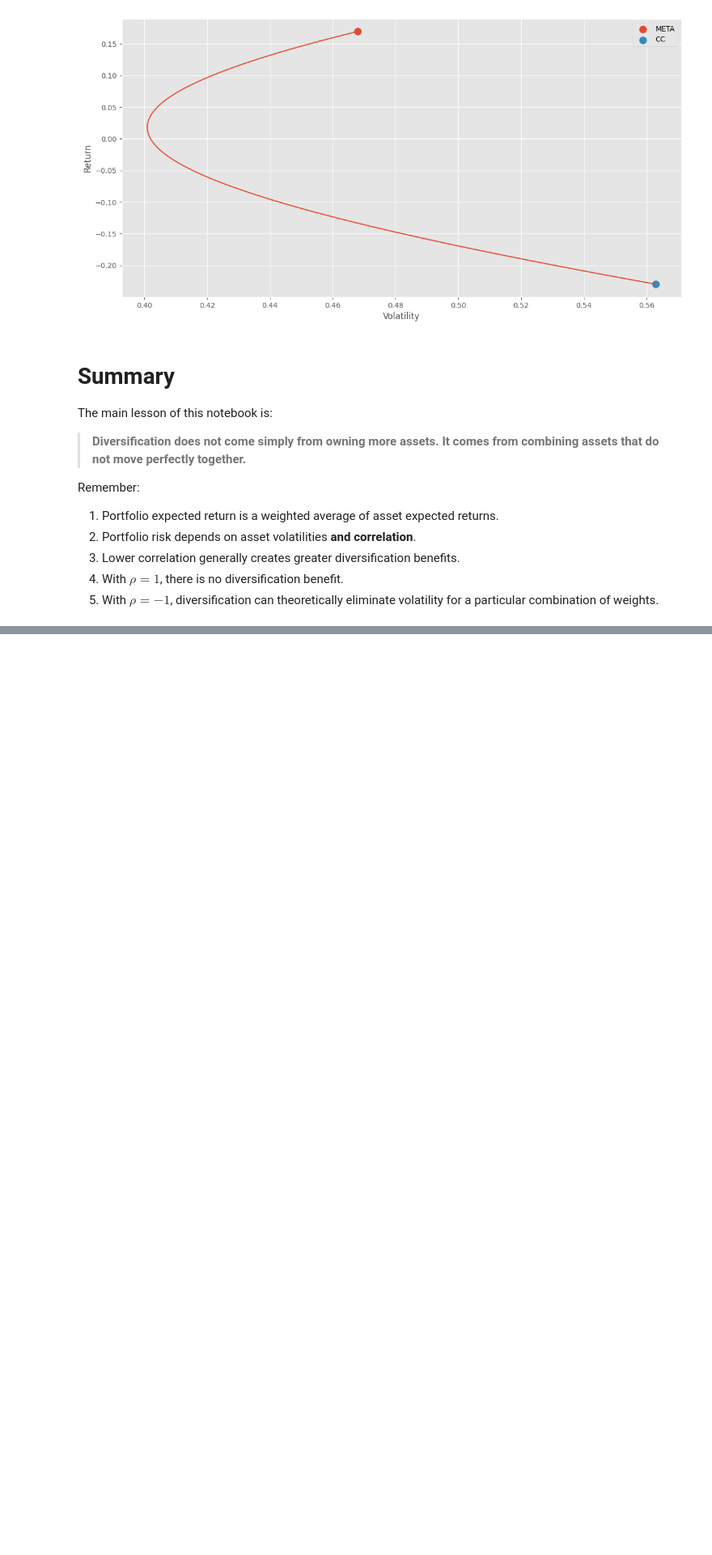
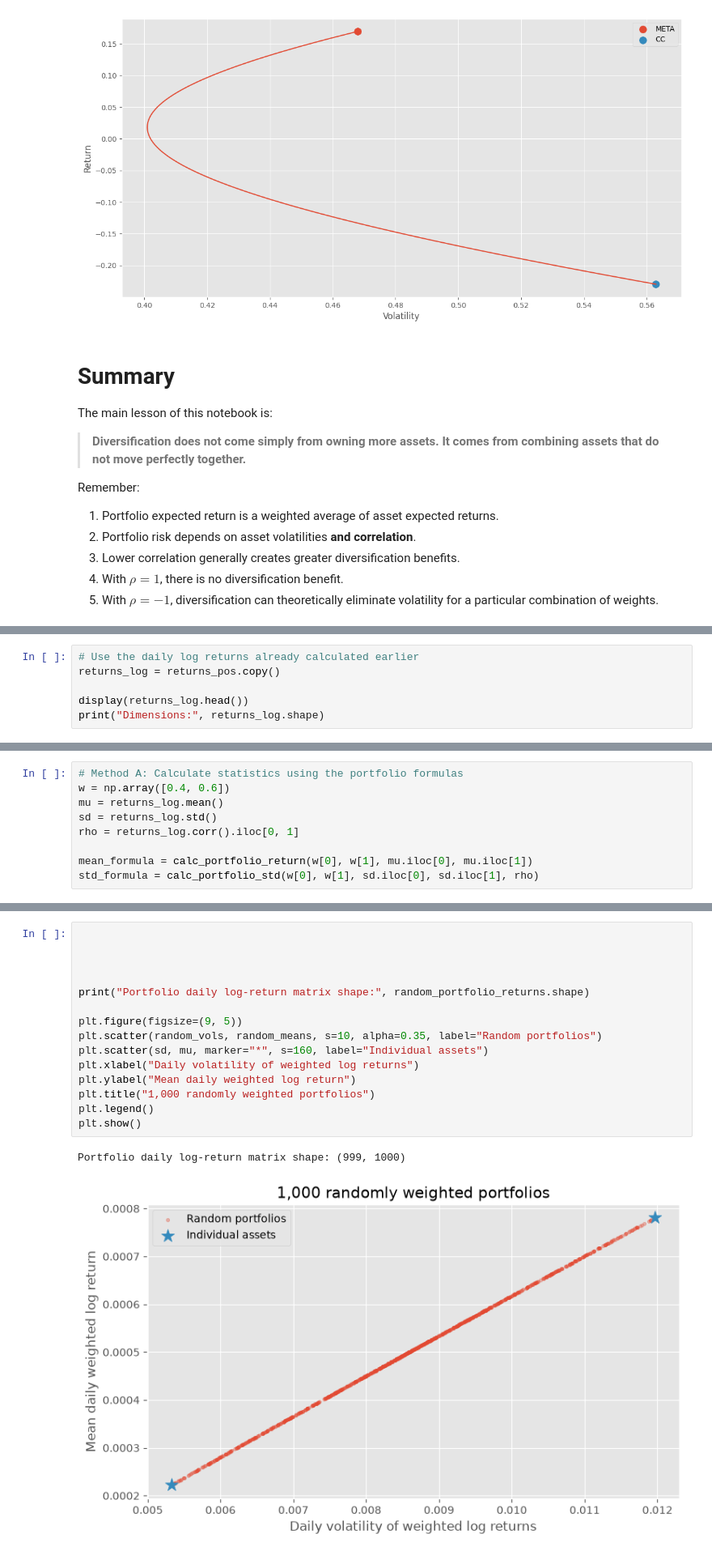
Before and after one commit to bynak06-cell/Finance-and-Technology, a Jupyter notebook: Tema_2_Carteras_Intro/src/two-asset-portfolio-pedagogical-English.ipynb, the cells around one changed output, grey strips where cells are left out. Shown at 81% size. Saved outputs shown, nothing was run; the diff lists cells and outputs as text; blank space fills up the shorter version.

```diff
--- a/Tema_2_Carteras_Intro/src/two-asset-portfolio-pedagogical-English.ipynb
+++ b/Tema_2_Carteras_Intro/src/two-asset-portfolio-pedagogical-English.ipynb
@@ -679,0 +700,6 @@ Remember:
+# %%
+# Use the daily log returns already calculated earlier
+returns_log = returns_pos.copy()
+
+display(returns_log.head())
+print("Dimensions:", returns_log.shape)
@@ -679,0 +720,9 @@ Remember:
+# %%
+# Method A: Calculate statistics using the portfolio formulas
+w = np.array([0.4, 0.6])
+mu = returns_log.mean()
+sd = returns_log.std()
+rho = returns_log.corr().iloc[0, 1]
+
+mean_formula = calc_portfolio_return(w[0], w[1], mu.iloc[0], mu.iloc[1])
+std_formula = calc_portfolio_std(w[0], w[1], sd.iloc[0], sd.iloc[1], rho)
@@ -679,0 +791,18 @@ Remember:
+# %%
+
+
+
+
+print("Portfolio daily log-return matrix shape:", random_portfolio_returns.shape)
+
+plt.figure(figsize=(9, 5))
+plt.scatter(random_vols, random_means, s=10, alpha=0.35, label="Random portfolios")
+plt.scatter(sd, mu, marker="*", s=160, label="Individual assets")
+plt.xlabel("Daily volatility of weighted log returns")
+plt.ylabel("Mean daily weighted log return")
+plt.title("1,000 randomly weighted portfolios")
+plt.legend()
+plt.show()
+# %% [output]
+Portfolio daily log-return matrix shape: (999, 1000)
+[figure, added]
```
Also changed, not shown: parts of 21 cells of this notebook.
